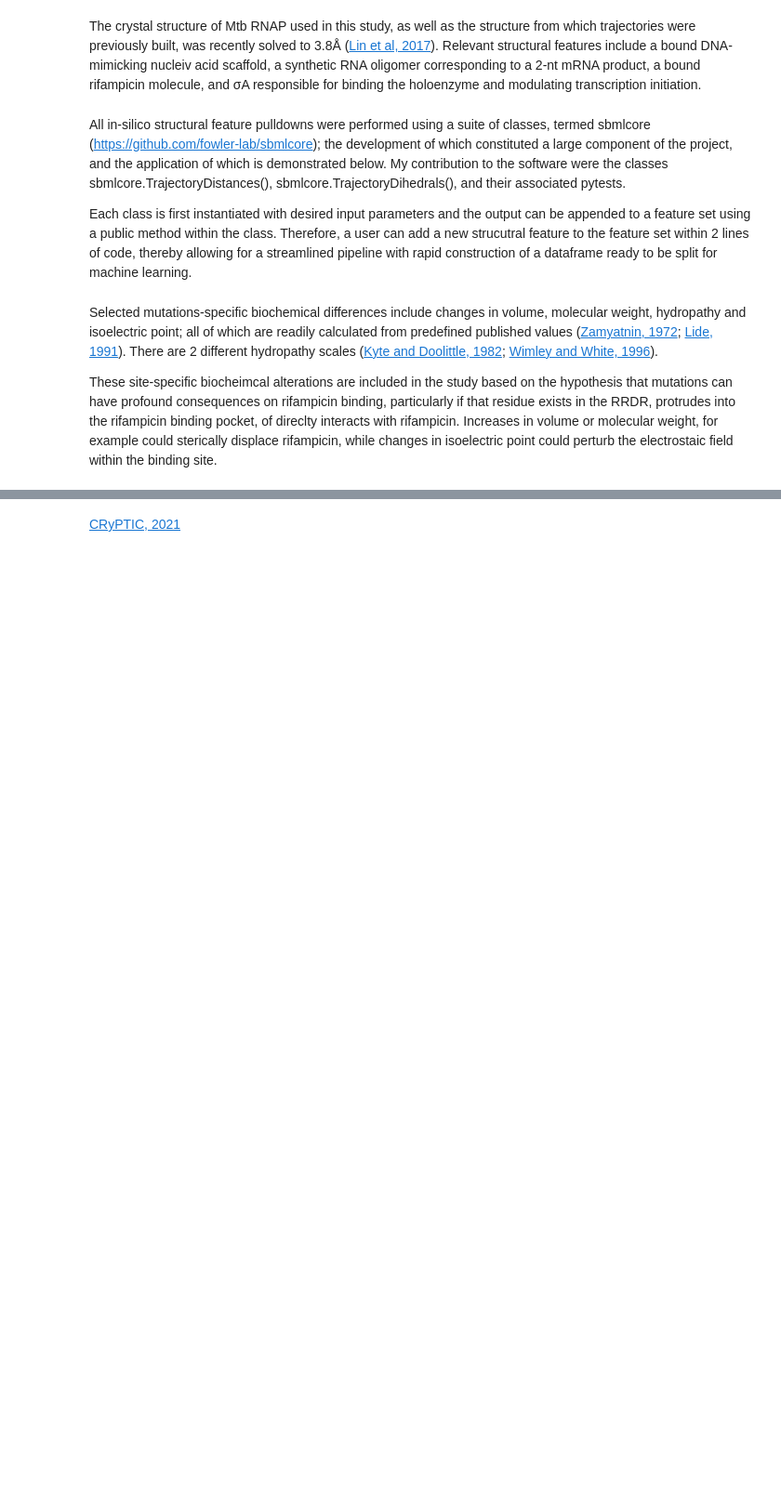
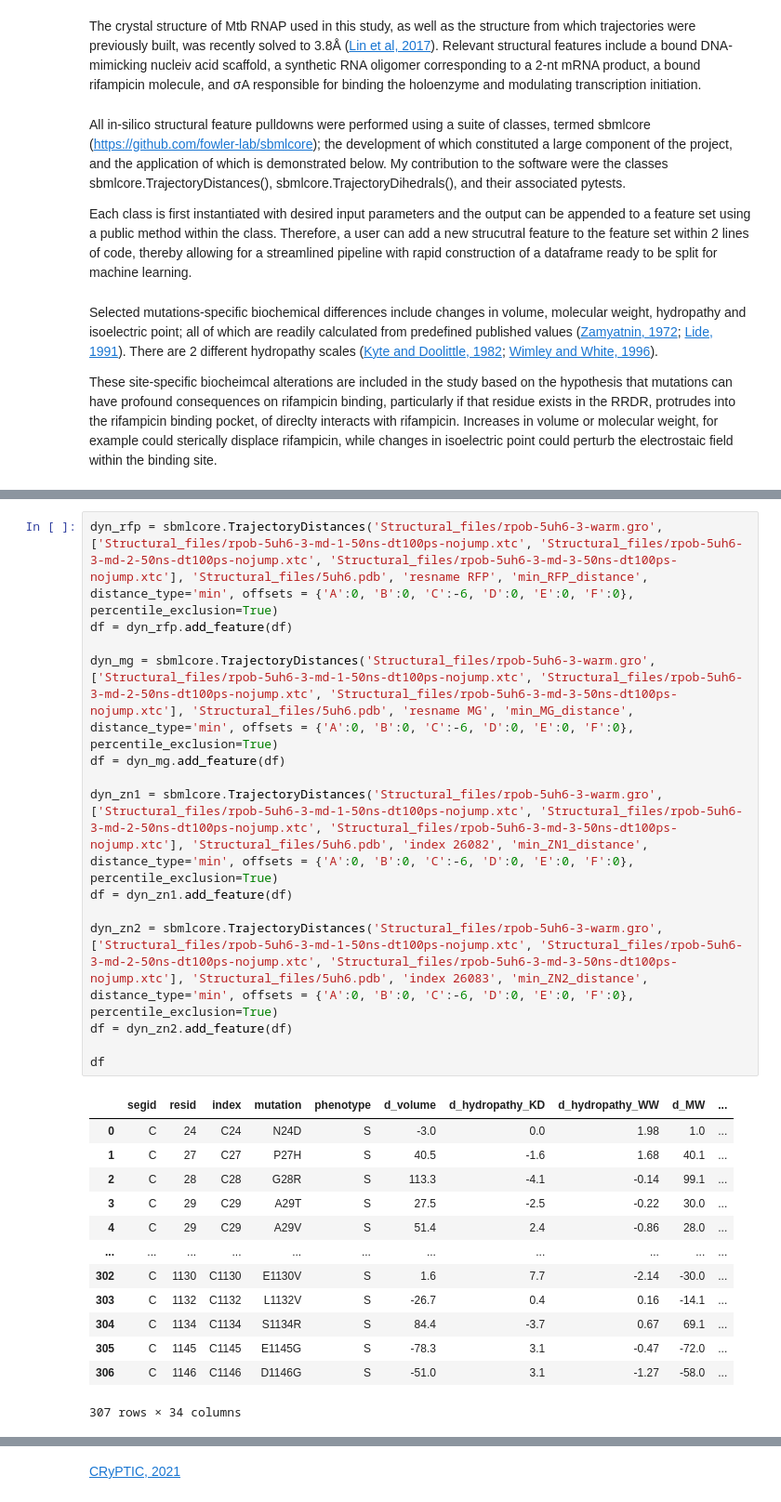
Before and after one commit to DylanAdlard/SABS_rotation_1_report, a Jupyter notebook: Report.ipynb, the cells around one changed output, grey strips where cells are left out. Shown at 93% size. Saved outputs shown, nothing was run; the diff lists cells and outputs as text; blank space fills up the shorter version.

```diff
--- a/Report.ipynb
+++ b/Report.ipynb
@@ -290,0 +343,28 @@ df
+# %%
+dyn_rfp = sbmlcore.TrajectoryDistances('Structural_files/rpob-5uh6-3-warm.gro', ['Structural_files/rpob-5uh6-3-md-1-50ns-dt100ps-nojump.xtc', 'Structural_files/rpob-5uh6-3-md-2-50ns-dt100ps-nojump.xtc', 'Structural_files/rpob-5uh6-3-md-3-50ns-dt100ps-nojump.xtc'], 'Structural_files/5uh6.pdb', 'resname RFP', 'min_RFP_distance', distance_type='min', offsets = {'A':0, 'B':0, 'C':-6, 'D':0, 'E':0, 'F':0}, percentile_exclusion=True)
+df = dyn_rfp.add_feature(df)
+
+dyn_mg = sbmlcore.TrajectoryDistances('Structural_files/rpob-5uh6-3-warm.gro', ['Structural_files/rpob-5uh6-3-md-1-50ns-dt100ps-nojump.xtc', 'Structural_files/rpob-5uh6-3-md-2-50ns-dt100ps-nojump.xtc', 'Structural_files/rpob-5uh6-3-md-3-50ns-dt100ps-nojump.xtc'], 'Structural_files/5uh6.pdb', 'resname MG', 'min_MG_distance', distance_type='min', offsets = {'A':0, 'B':0, 'C':-6, 'D':0, 'E':0, 'F':0}, percentile_exclusion=True)
+df = dyn_mg.add_feature(df)
+
+dyn_zn1 = sbmlcore.TrajectoryDistances('Structural_files/rpob-5uh6-3-warm.gro', ['Structural_files/rpob-5uh6-3-md-1-50ns-dt100ps-nojump.xtc', 'Structural_files/rpob-5uh6-3-md-2-50ns-dt100ps-nojump.xtc', 'Structural_files/rpob-5uh6-3-md-3-50ns-dt100ps-nojump.xtc'], 'Structural_files/5uh6.pdb', 'index 26082', 'min_ZN1_distance', distance_type='min', offsets = {'A':0, 'B':0, 'C':-6, 'D':0, 'E':0, 'F':0}, percentile_exclusion=True)
+df = dyn_zn1.add_feature(df)
+
+dyn_zn2 = sbmlcore.TrajectoryDistances('Structural_files/rpob-5uh6-3-warm.gro', ['Structural_files/rpob-5uh6-3-md-1-50ns-dt100ps-nojump.xtc', 'Structural_files/rpob-5uh6-3-md-2-50ns-dt100ps-nojump.xtc', 'Structural_files/rpob-5uh6-3-md-3-50ns-dt100ps-nojump.xtc'], 'Structural_files/5uh6.pdb', 'index 26083', 'min_ZN2_distance', distance_type='min', offsets = {'A':0, 'B':0, 'C':-6, 'D':0, 'E':0, 'F':0}, percentile_exclusion=True)
+df = dyn_zn2.add_feature(df)
+
+df
+# %% [output]
+|  | segid | resid | index | mutation | phenotype | d_volume | d_hydropathy_KD | d_hydropathy_WW | d_MW | ... |
+| 0 | C | 24 | C24 | N24D | S | -3.0 | 0.0 | 1.98 | 1.0 | ... |
+| 1 | C | 27 | C27 | P27H | S | 40.5 | -1.6 | 1.68 | 40.1 | ... |
+| 2 | C | 28 | C28 | G28R | S | 113.3 | -4.1 | -0.14 | 99.1 | ... |
+| 3 | C | 29 | C29 | A29T | S | 27.5 | -2.5 | -0.22 | 30.0 | ... |
+| 4 | C | 29 | C29 | A29V | S | 51.4 | 2.4 | -0.86 | 28.0 | ... |
+| ... | ... | ... | ... | ... | ... | ... | ... | ... | ... | ... |
+| 302 | C | 1130 | C1130 | E1130V | S | 1.6 | 7.7 | -2.14 | -30.0 | ... |
+| 303 | C | 1132 | C1132 | L1132V | S | -26.7 | 0.4 | 0.16 | -14.1 | ... |
+| 304 | C | 1134 | C1134 | S1134R | S | 84.4 | -3.7 | 0.67 | 69.1 | ... |
+| 305 | C | 1145 | C1145 | E1145G | S | -78.3 | 3.1 | -0.47 | -72.0 | ... |
+| 306 | C | 1146 | C1146 | D1146G | S | -51.0 | 3.1 | -1.27 | -58.0 | ... |
+307 rows × 34 columns
```
Also changed, not shown: parts of 31 cells of this notebook.
